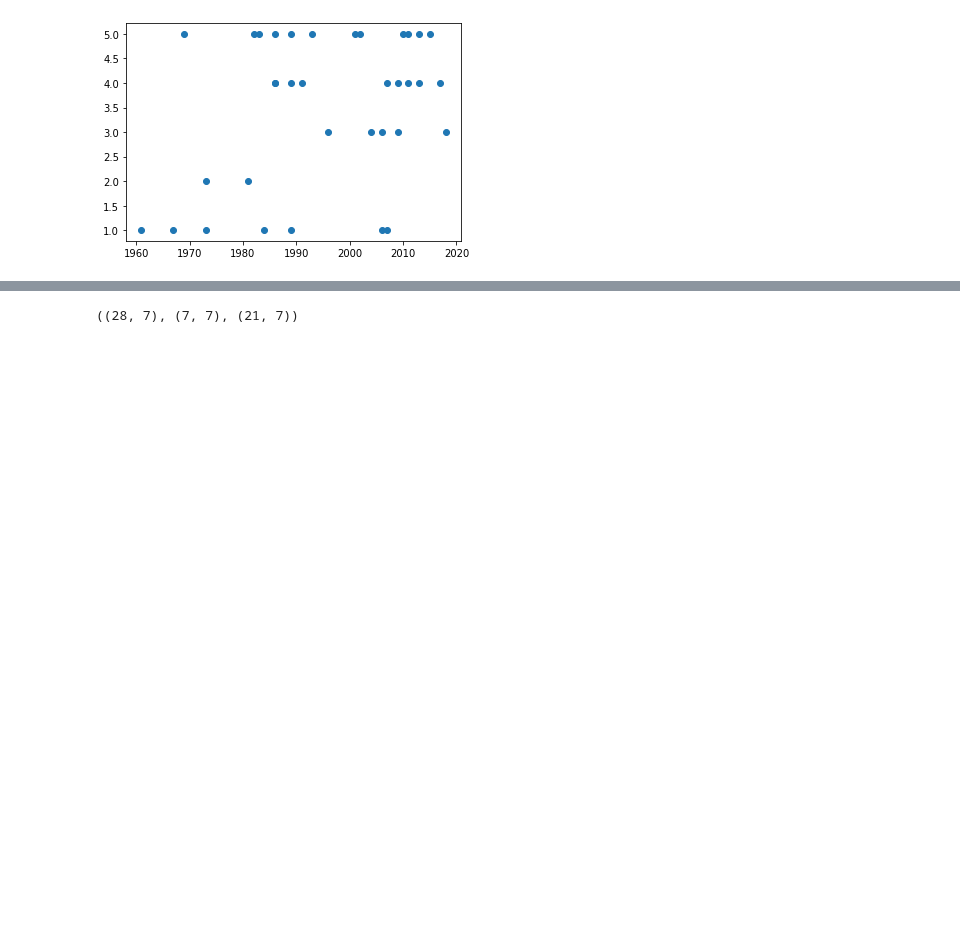
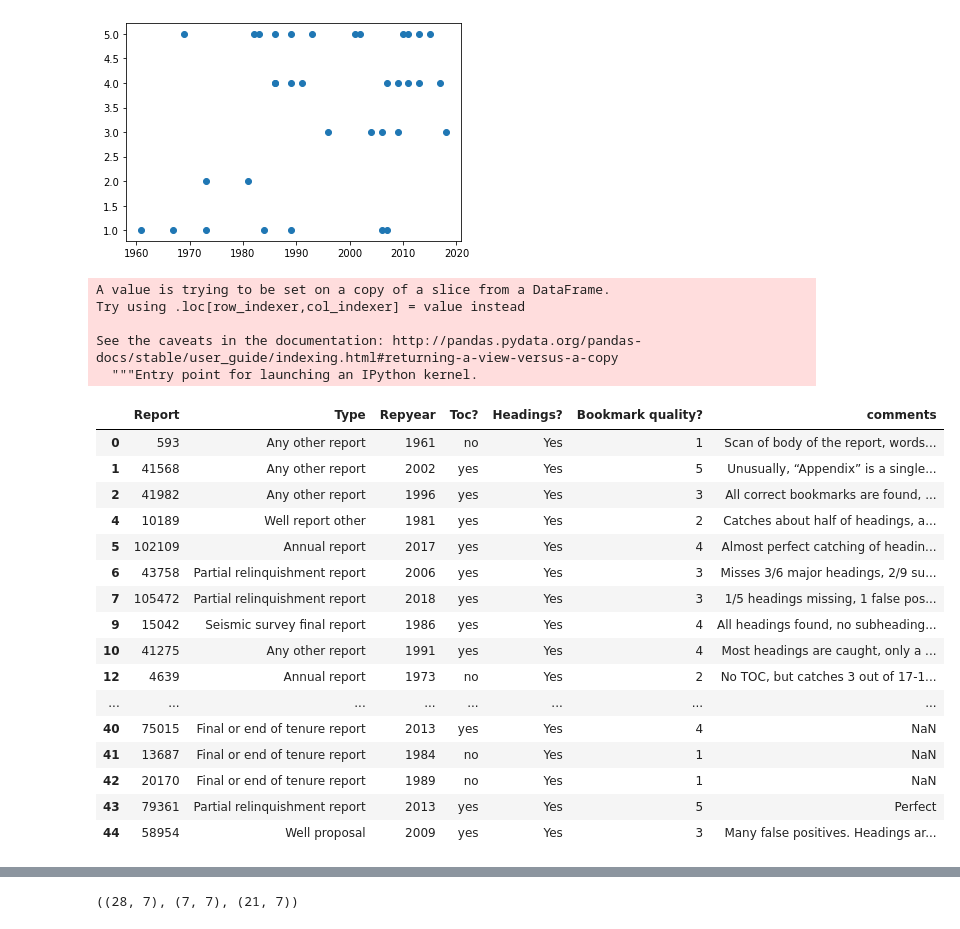
Before and after one commit to annaandraszek/anna-gsq-boreholes, a Jupyter notebook: investigations/Bookmarker stats.ipynb, the cells around one changed output, grey strips where cells are left out. Drawn from its saved outputs; the diff is of its cells as text; code cells hidden in the pictures; blank space fills up the shorter version.

```diff
--- a/investigations/Bookmarker stats.ipynb
+++ b/investigations/Bookmarker stats.ipynb
@@ -59,5 +59,33 @@ plt.scatter(rating_df['Repyear'].values, rating_df['Bookmark quality?'].values)
 # %% [output]
 <matplotlib.collections.PathCollection at 0x...>
 [figure]
+# %%
+rating_df['Toc?'] = ['yes' if x else 'no' for x in rating_df['Toc?'].str.lower().str.contains('yes') ]
+# %% [output]
+A value is trying to be set on a copy of a slice from a DataFrame.
+Try using .loc[row_indexer,col_indexer] = value instead
+
+See the caveats in the documentation: http://pandas.pydata.org/pandas-docs/stable/user_guide/indexing.html#returning-a-view-versus-a-copy
+  """Entry point for launching an IPython kernel.
+# %%
+rating_df
+# %% [output]
+|  | Report | Type | Repyear | Toc? | Headings? | Bookmark quality? | comments |
+| 0 | 593 | Any other report | 1961 | no | Yes | 1 | Scan of body of the report, words... |
+| 1 | 41568 | Any other report | 2002 | yes | Yes | 5 | Unusually, “Appendix” is a single... |
+| 2 | 41982 | Any other report | 1996 | yes | Yes | 3 | All correct bookmarks are found, ... |
+| 4 | 10189 | Well report other | 1981 | yes | Yes | 2 | Catches about half of headings, a... |
+| 5 | 102109 | Annual report | 2017 | yes | Yes | 4 | Almost perfect catching of headin... |
+| 6 | 43758 | Partial relinquishment report | 2006 | yes | Yes | 3 | Misses 3/6 major headings, 2/9 su... |
+| 7 | 105472 | Partial relinquishment report | 2018 | yes | Yes | 3 | 1/5 headings missing, 1 false pos... |
+| 9 | 15042 | Seismic survey final report | 1986 | yes | Yes | 4 | All headings found, no subheading... |
+| 10 | 41275 | Any other report | 1991 | yes | Yes | 4 | Most headings are caught, only a ... |
+| 12 | 4639 | Annual report | 1973 | no | Yes | 2 | No TOC, but catches 3 out of 17-1... |
+| ... | ... | ... | ... | ... | ... | ... | ... |
+| 40 | 75015 | Final or end of tenure report | 2013 | yes | Yes | 4 | NaN |
+| 41 | 13687 | Final or end of tenure report | 1984 | no | Yes | 1 | NaN |
+| 42 | 20170 | Final or end of tenure report | 1989 | no | Yes | 1 | NaN |
+| 43 | 79361 | Partial relinquishment report | 2013 | yes | Yes | 5 | Perfect |
+| 44 | 58954 | Well proposal | 2009 | yes | Yes | 3 | Many false positives. Headings ar... |
 # %%
 #plt.scatter(rating_df['Type'].values, rating_df['Bookmark quality?'].values)
```
Also changed, not shown: parts of 1 cell of this notebook, 8 other files.
